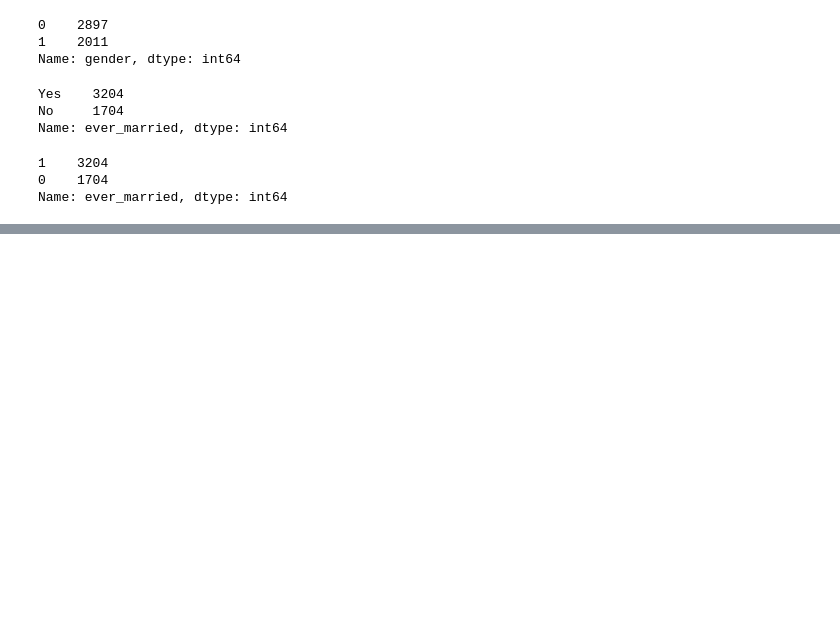
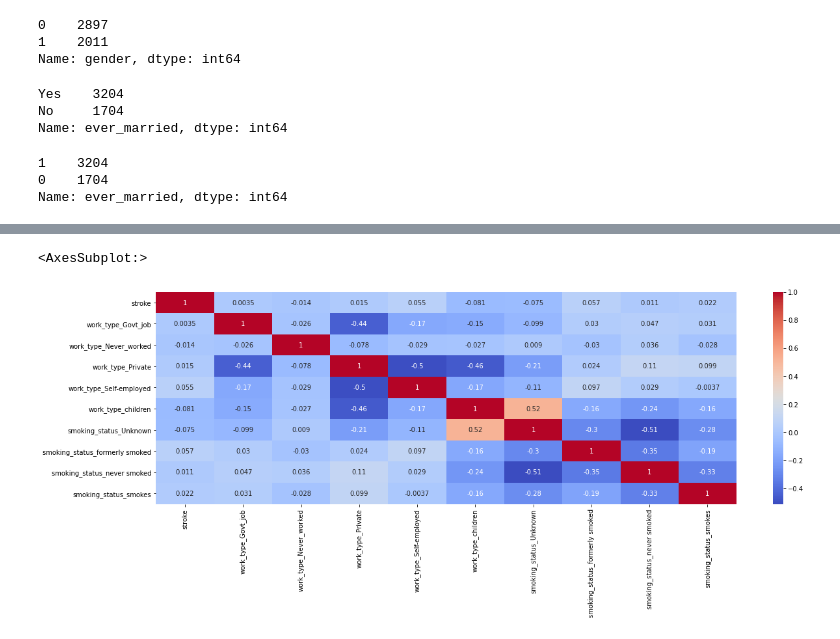
Before and after one commit to Penzragon/h8dsft_SVM, a Jupyter notebook: script.ipynb, the cells around one changed output, grey strips where cells are left out. Cells and saved outputs as stored; diff of their text form; code cells hidden in the pictures; blank space fills up the shorter version.

```diff
--- a/script.ipynb
+++ b/script.ipynb
@@ -213,0 +251,6 @@ Name: ever_married, dtype: int64
+# %%
+plt.figure(figsize=(20, 6))
+sns.heatmap(pd.get_dummies(stroke[['work_type', 'smoking_status', 'stroke']]).corr(), annot=True, cmap='coolwarm')
+# %% [output]
+<AxesSubplot:>
+[figure, added]
```
Also changed, not shown: parts of 6 cells of this notebook.
